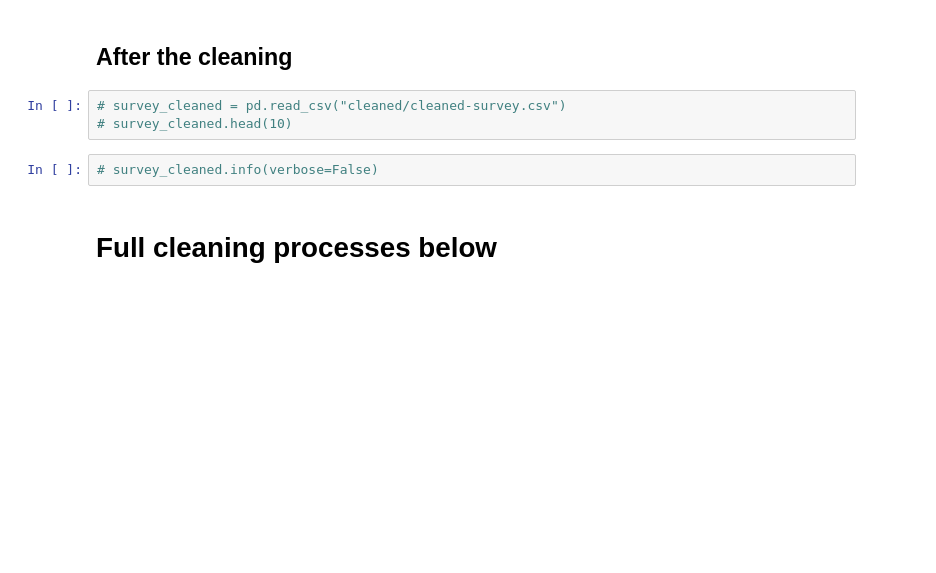
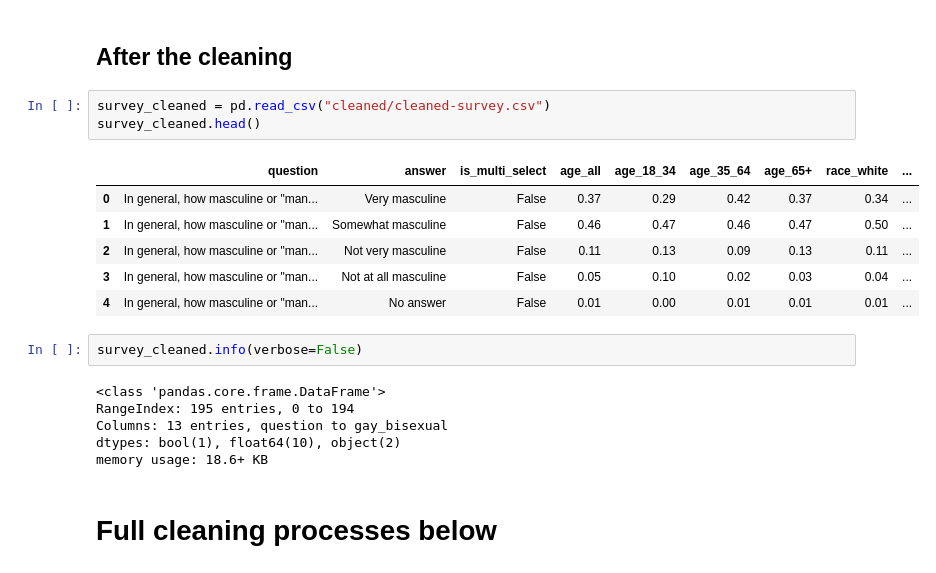
Before and after one commit to andrew-jisan-yoon/exploring-mascul-survey, a Jupyter notebook: cleaning-survey.ipynb, the cells around one changed output. Cells and saved outputs as stored; diff of their text form; blank space fills up the shorter version.

Commit message:
finished cleaning survey data

```diff
--- a/cleaning-survey.ipynb
+++ b/cleaning-survey.ipynb
@@ -37,10 +38,23 @@ memory usage: 21.9+ KB
 # %% [markdown]
 ## After the cleaning
 # %%
-# survey_cleaned = pd.read_csv("cleaned/cleaned-survey.csv")
-# survey_cleaned.head(10)
+survey_cleaned = pd.read_csv("cleaned/cleaned-survey.csv")
+survey_cleaned.head()
+# %% [output]
+|  | question | answer | is_multi_select | age_all | age_18_34 | age_35_64 | age_65+ | race_white | ... |
+| 0 | In general, how masculine or "man... | Very masculine | False | 0.37 | 0.29 | 0.42 | 0.37 | 0.34 | ... |
+| 1 | In general, how masculine or "man... | Somewhat masculine | False | 0.46 | 0.47 | 0.46 | 0.47 | 0.50 | ... |
+| 2 | In general, how masculine or "man... | Not very masculine | False | 0.11 | 0.13 | 0.09 | 0.13 | 0.11 | ... |
+| 3 | In general, how masculine or "man... | Not at all masculine | False | 0.05 | 0.10 | 0.02 | 0.03 | 0.04 | ... |
+| 4 | In general, how masculine or "man... | No answer | False | 0.01 | 0.00 | 0.01 | 0.01 | 0.01 | ... |
 # %%
-# survey_cleaned.info(verbose=False)
+survey_cleaned.info(verbose=False)
+# %% [output]
+<class 'pandas.core.frame.DataFrame'>
+RangeIndex: 195 entries, 0 to 194
+Columns: 13 entries, question to gay_bisexual
+dtypes: bool(1), float64(10), object(2)
+memory usage: 18.6+ KB
 # %% [markdown]
 # **Full cleaning processes below**
 # %% [markdown]
```
Also changed, not shown: parts of 8 cells of this notebook, 1 other file.
